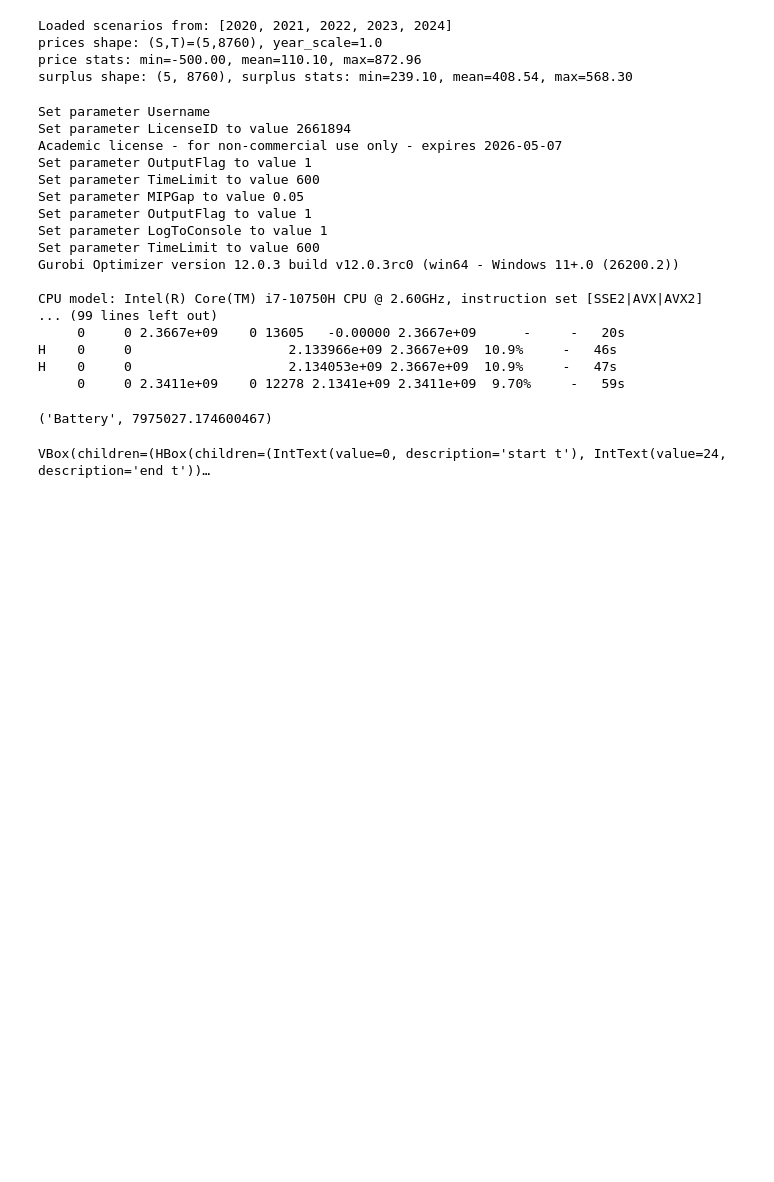
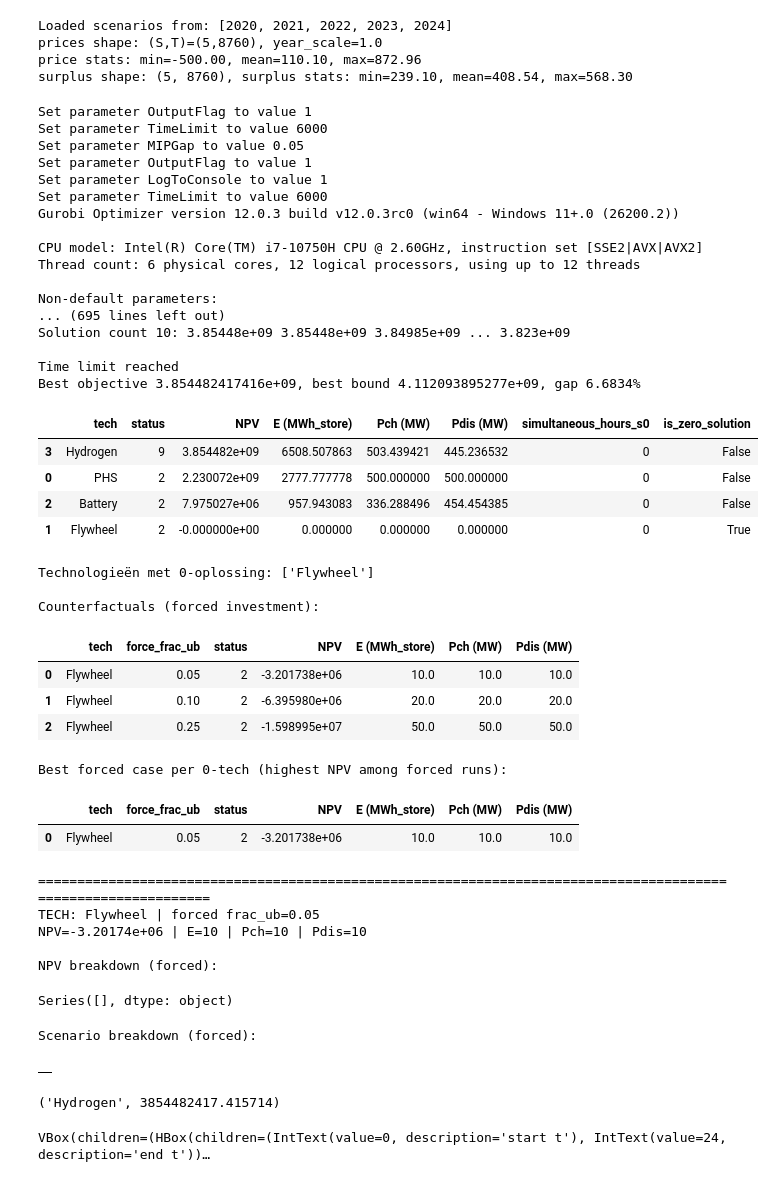
Before and after one commit to OtakuDisease/CM-E-Project, a Jupyter notebook: Best energy Alternative.ipynb, the cells around one changed output. Cells and saved outputs as stored; diff of their text form; code cells hidden in the pictures; blank space fills up the shorter version.

Commit message:
First big test with placeholder values

```diff
--- a/Best energy Alternative.ipynb
+++ b/Best energy Alternative.ipynb
@@ -402,8 +402,8 @@ PW_op = pw_factor(discount_rate, H_years)
 PW_sub = pw_factor(discount_rate, min(H_years, subsidy_years))
 # %%
 def solve_one_tech(tech_name, prices, surplus, scenario_prob, dt, year_scale,
-                   discount_rate, H_years, subsidy_years, output_flag=0,
-                   time_limit=600, prevent_simultaneous=True,
+                   discount_rate, H_years, subsidy_years, output_flag=0, time_limit = 6000,
+                   prevent_simultaneous=True,
                    force_frac_ub=None, force_min_E=None, force_min_P=None):
 
     td = TECH[tech_name]
@@ -669,7 +669,7 @@ for tech_name in TECH.keys():
         H_years=H_years,
         subsidy_years=subsidy_years,
         output_flag=1,
-        time_limit=600.0,
+        time_limit=6000.0,
         prevent_simultaneous=True,
     )
     results.append(res)
@@ -761,43 +761,66 @@ if len(zero_techs) > 0:
 
     print("\nBest forced case per 0-tech (highest NPV among forced runs):")
     display(best_cf_summary)
 
     # Show breakdowns for the best forced case (this is the "why 0?" evidence)
     # Build lookup for the actual result dicts
     cf_lookup = {(r["tech"], r.get("force_frac_ub", None)): r for r in cf_results}
 
     for _, row in best_cf_summary.iterrows():
         tech = row["tech"]
         frac = float(row["force_frac_ub"])
         rbest = cf_lookup.get((tech, frac), None)
 
         print("\n" + "=" * 110)
         print(f"TECH: {tech} | forced frac_ub={frac:.2f}")
         print(f"NPV={row['NPV']:.6g} | E={row['E (MWh_store)']:.6g} | Pch={row['Pch (MW)']:.6g} | Pdis={row['Pdis (MW)']:.6g}")
 
         print("\nNPV breakdown (forced):")
         display(pd.Series((rbest or {}).get("npv_breakdown", {})))
 
         print("\nScenario breakdown (forced):")
         display((rbest or {}).get("scenario_breakdown", pd.DataFrame()))
 # %% [output]
-Set parameter Username
-Set parameter LicenseID to value 2661894
-Academic license - for non-commercial use only - expires 2026-05-07
 Set parameter OutputFlag to value 1
-Set parameter TimeLimit to value 600
+Set parameter TimeLimit to value 6000
 Set parameter MIPGap to value 0.05
 Set parameter OutputFlag to value 1
 Set parameter LogToConsole to value 1
-Set parameter TimeLimit to value 600
+Set parameter TimeLimit to value 6000
 Gurobi Optimizer version 12.0.3 build v12.0.3rc0 (win64 - Windows 11+.0 (26200.2))
 
 CPU model: Intel(R) Core(TM) i7-10750H CPU @ 2.60GHz, instruction set [SSE2|AVX|AVX2]
-... (99 lines left out)
-     0     0 2.3667e+09    0 13605   -0.00000 2.3667e+09      -     -   20s
-H    0     0                    2.133966e+09 2.3667e+09  10.9%     -   46s
-H    0     0                    2.134053e+09 2.3667e+09  10.9%     -   47s
-     0     0 2.3411e+09    0 12278 2.1341e+09 2.3411e+09  9.70%     -   59s
+Thread count: 6 physical cores, 12 logical processors, using up to 12 threads
+
+Non-default parameters:
+... (695 lines left out)
+Solution count 10: 3.85448e+09 3.85448e+09 3.84985e+09 ... 3.823e+09
+
+Time limit reached
+Best objective 3.854482417416e+09, best bound 4.112093895277e+09, gap 6.6834%
+|  | tech | status | NPV | E (MWh_store) | Pch (MW) | Pdis (MW) | simultaneous_hours_s0 | is_zero_solution |
+| 3 | Hydrogen | 9 | 3.854482e+09 | 6508.507863 | 503.439421 | 445.236532 | 0 | False |
+| 0 | PHS | 2 | 2.230072e+09 | 2777.777778 | 500.000000 | 500.000000 | 0 | False |
+| 2 | Battery | 2 | 7.975027e+06 | 957.943083 | 336.288496 | 454.454385 | 0 | False |
+| 1 | Flywheel | 2 | -0.000000e+00 | 0.000000 | 0.000000 | 0.000000 | 0 | True |
+Technologieën met 0-oplossing: ['Flywheel']
+
+Counterfactuals (forced investment):
+|  | tech | force_frac_ub | status | NPV | E (MWh_store) | Pch (MW) | Pdis (MW) |
+| 0 | Flywheel | 0.05 | 2 | -3.201738e+06 | 10.0 | 10.0 | 10.0 |
+| 1 | Flywheel | 0.10 | 2 | -6.395980e+06 | 20.0 | 20.0 | 20.0 |
+| 2 | Flywheel | 0.25 | 2 | -1.598995e+07 | 50.0 | 50.0 | 50.0 |
+Best forced case per 0-tech (highest NPV among forced runs):
+|  | tech | force_frac_ub | status | NPV | E (MWh_store) | Pch (MW) | Pdis (MW) |
+| 0 | Flywheel | 0.05 | 2 | -3.201738e+06 | 10.0 | 10.0 | 10.0 |
+==============================================================================================================
+TECH: Flywheel | forced frac_ub=0.05
+NPV=-3.20174e+06 | E=10 | Pch=10 | Pdis=10
+
+NPV breakdown (forced):
+Series([], dtype: object)
+Scenario breakdown (forced):
+|  |
 # %%
 # =========================
 # 5) Best alternative + its dispatch (scenario 0)
@@ -805,7 +828,7 @@ H    0     0                    2.134053e+09 2.3667e+09  10.9%     -   47s
 best = max([r for r in results if r["npv"] is not None], key=lambda x: x["npv"])
 best["tech"], best["npv"]
 # %% [output]
-('Battery', 7975027.174600467)
+('Hydrogen', 3854482417.415714)
 # %%
 import numpy as np
 import ipywidgets as widgets
```
Also changed, not shown: parts of 1 cell of this notebook.
